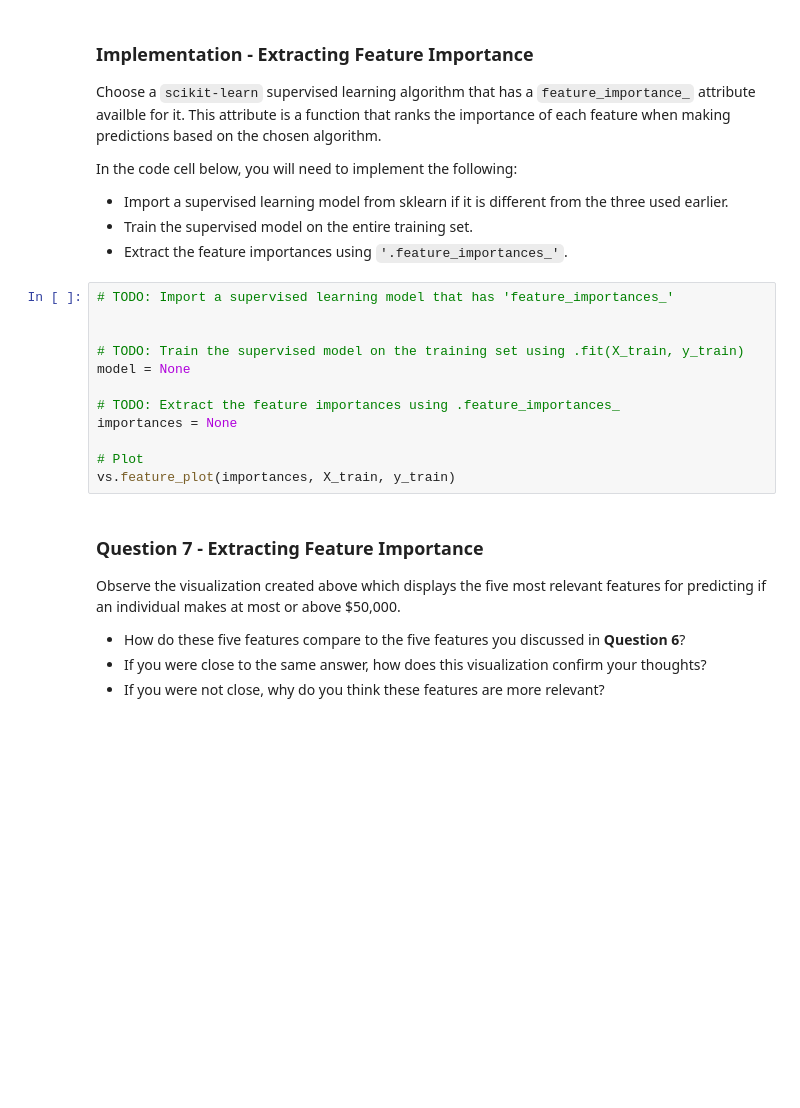
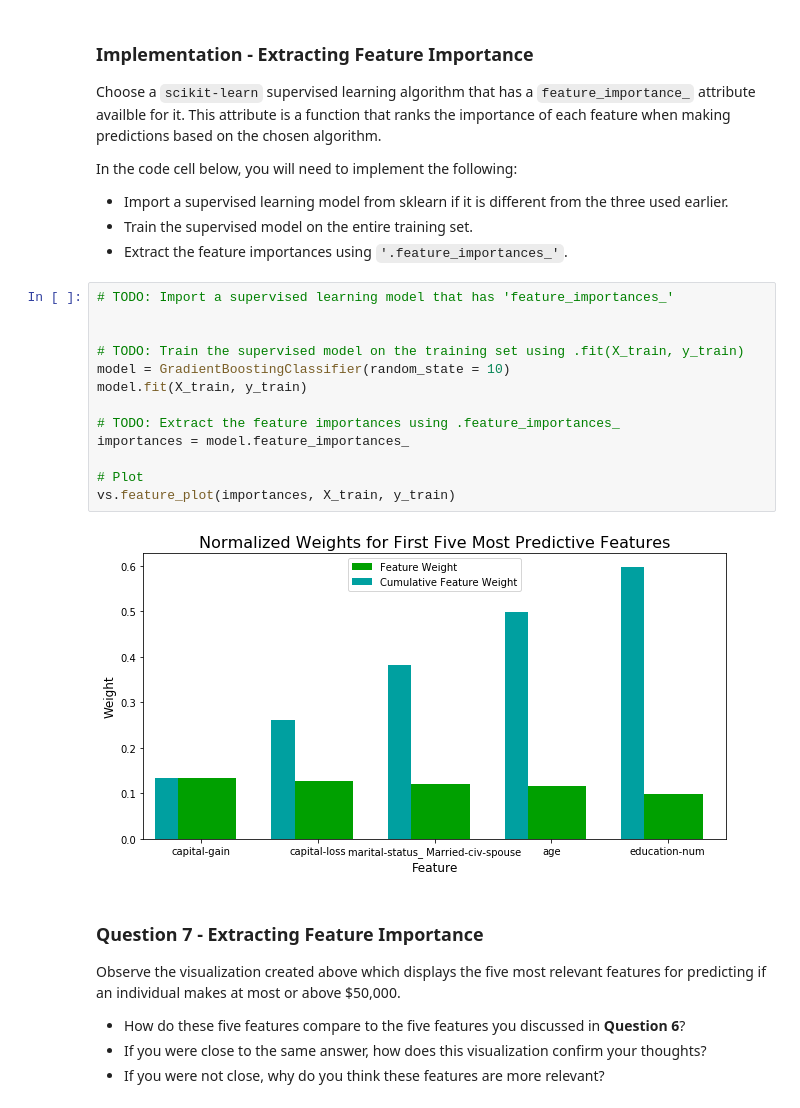
Before and after one commit to bwozniakhome/MLNano, a Jupyter notebook: projects/finding_donors/finding_donors.ipynb, the cells around one changed output. Saved outputs shown, nothing was run; the diff lists cells and outputs as text; blank space fills up the shorter version.

```diff
--- a/projects/finding_donors/finding_donors.ipynb
+++ b/projects/finding_donors/finding_donors.ipynb
@@ -543,15 +564,18 @@ In the code cell below, you will need to implement the following:
 # %%
 # TODO: Import a supervised learning model that has 'feature_importances_'
 
 
 # TODO: Train the supervised model on the training set using .fit(X_train, y_train)
-model = None
+model = GradientBoostingClassifier(random_state = 10)
+model.fit(X_train, y_train)
 
 # TODO: Extract the feature importances using .feature_importances_
-importances = None
+importances = model.feature_importances_
 
 # Plot
 vs.feature_plot(importances, X_train, y_train)
+# %% [output]
+[figure, added]
 # %% [markdown]
 ### Question 7 - Extracting Feature Importance
 
```
Also changed, not shown: parts of 16 cells of this notebook, 2 other files.
